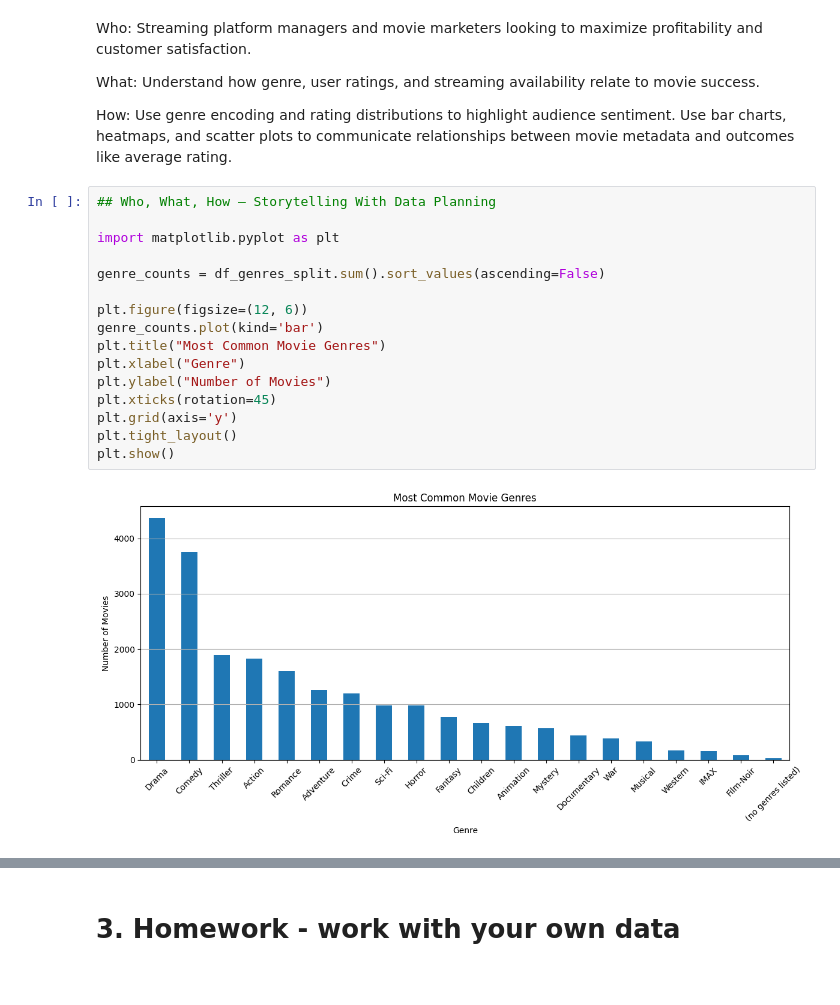
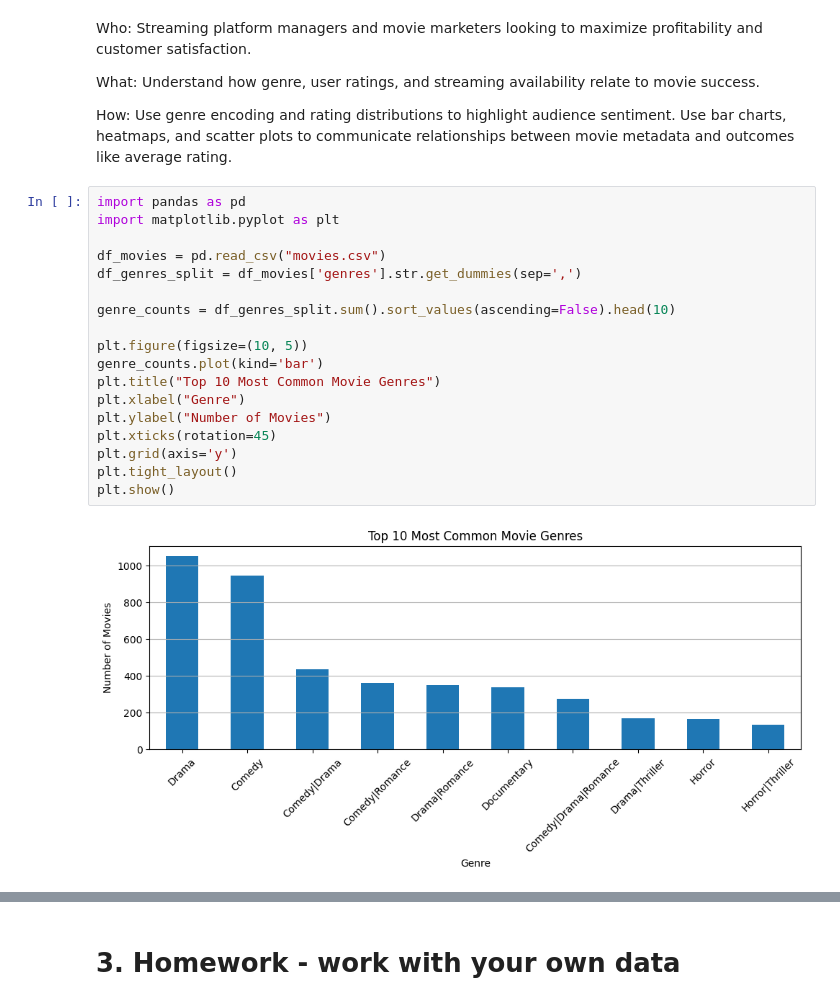
Before and after one commit to ZachVienneau/DX699S-O2-semester-2, a Jupyter notebook: Week2.ipynb, the cells around one changed output, grey strips where cells are left out. Saved outputs shown, nothing was run; the diff lists cells and outputs as text.

```diff
--- a/Week2.ipynb
+++ b/Week2.ipynb
@@ -14,21 +14,23 @@ What: Understand how genre, user ratings, and streaming availability relate to m
 
 How: Use genre encoding and rating distributions to highlight audience sentiment. Use bar charts, heatmaps, and scatter plots to communicate relationships between movie metadata and outcomes like average rating.
 # %%
-## Who, What, How — Storytelling With Data Planning
-
+import pandas as pd
 import matplotlib.pyplot as plt
 
-genre_counts = df_genres_split.sum().sort_values(ascending=False)
+df_movies = pd.read_csv("movies.csv")
+df_genres_split = df_movies['genres'].str.get_dummies(sep=',')
 
-plt.figure(figsize=(12, 6))
+genre_counts = df_genres_split.sum().sort_values(ascending=False).head(10)
+
+plt.figure(figsize=(10, 5))
 genre_counts.plot(kind='bar')
-plt.title("Most Common Movie Genres")
+plt.title("Top 10 Most Common Movie Genres")
 plt.xlabel("Genre")
 plt.ylabel("Number of Movies")
 plt.xticks(rotation=45)
 plt.grid(axis='y')
 plt.tight_layout()
 plt.show()
 # %% [output]
-[figure, old version]
+[figure, new version]
 # %%
```
Also changed, not shown: parts of 1 cell of this notebook, 3 other files.
